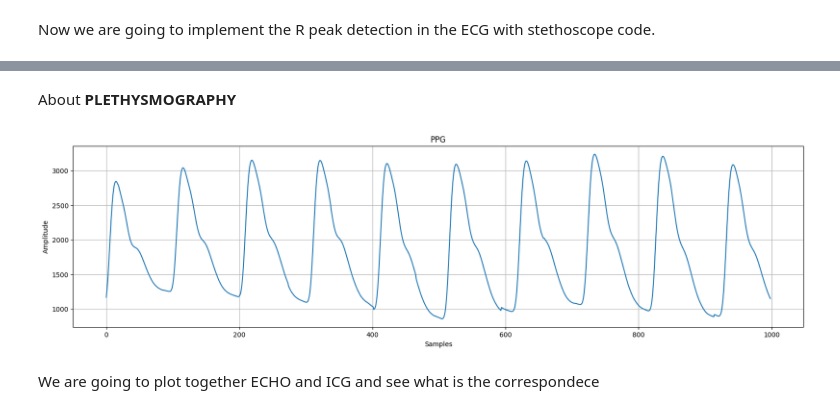
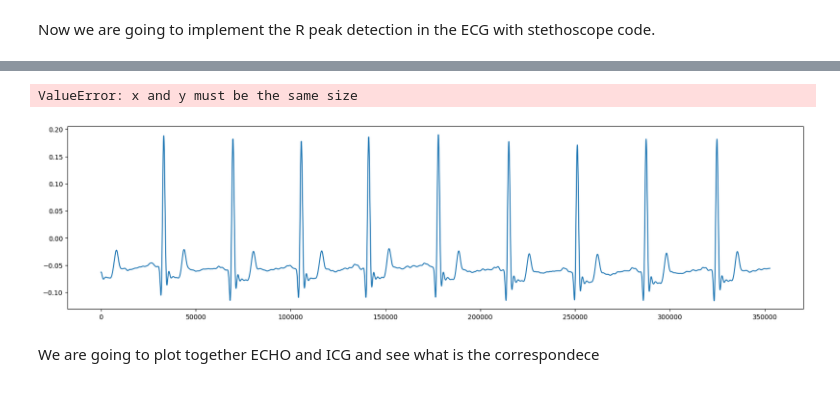
Before and after one commit to eduardo-illueca/icg-project, a Jupyter notebook: Maria_HeartCycle_RAWDATA.ipynb, the cells around one changed output, grey strips where cells are left out. Cells and saved outputs as stored; diff of their text form; code cells hidden in the pictures.

Commit message:
Plot of some raw signals

```diff
--- a/Maria_HeartCycle_RAWDATA.ipynb
+++ b/Maria_HeartCycle_RAWDATA.ipynb
@@ -211,17 +153,30 @@ plt.show()
-# %% [markdown]
-About **PLETHYSMOGRAPHY**
-# %%
-PPG=measures[1,4]
-PPG_time=PPG['time']
-PPG_data=PPG['data']
-PPG_data_value = PPG_data[0, 0]
-plt.figure(figsize=(20, 5))
-plt.plot(PPG_data_value[0:999])
-plt.title('PPG')
-plt.xlabel('Samples')
-plt.ylabel('Amplitude')
-plt.grid(True)
-plt.show()
-# %% [output]
-[figure, removed]
+# %%
+ECG=measures[0,2]
+ECG_time=ECG['time']
+ECG_data=ECG['data']
+ECG_data_value = ECG_data[0, 0]
+
+R_PEAKS=measures[2,2]
+R_PEAKS_time=R_PEAKS['time']
+R_PEAKS_data=R_PEAKS['data']
+
+R_PEAKS_time = R_PEAKS_time.flatten()  # Force 1D array
+R_PEAKS_data_value= R_PEAKS_data[0,0]
+R_PEAKS_data_value = R_PEAKS_data_value.flatten()
+
+plt.figure(figsize=(20, 5))
+plt.plot(ECG_data_value[0:352660], label='ECG Signal')  # Plot ECG vs time
+
+#n_peaks = min(8, len(R_PEAKS_time), len(R_PEAKS_data_value))  # Safe upper limit
+plt.scatter(R_PEAKS_time[:8], R_PEAKS_data_value[:8], color='red', marker='x', s=100, label='R-peaks')
+
+plt.title('ECG with R-peaks')
+plt.xlabel('Time (s)')  # Since we're using ECG_time
+plt.ylabel('Amplitude')
+plt.legend()
+plt.grid(True)
+plt.show()
+# %% [output]
+ValueError: x and y must be the same size
+[figure, added]
 # %% [markdown]
```
Also changed, not shown: parts of 10 cells of this notebook.
